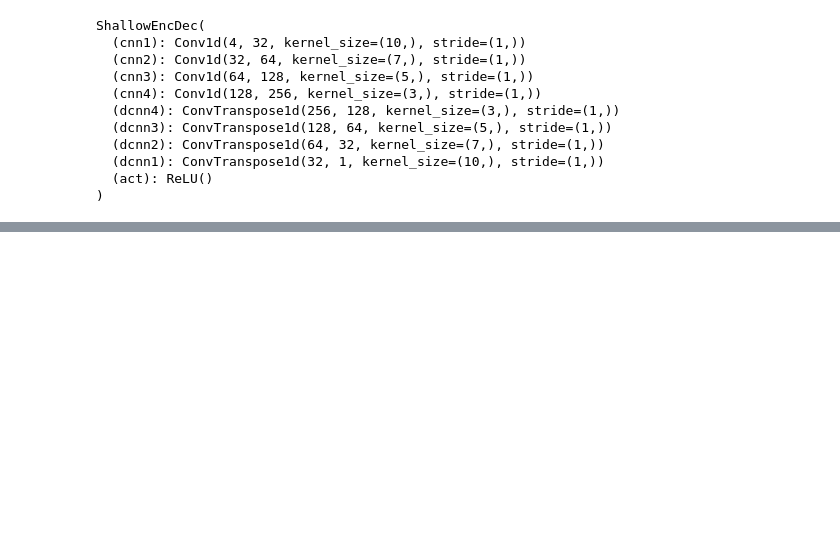
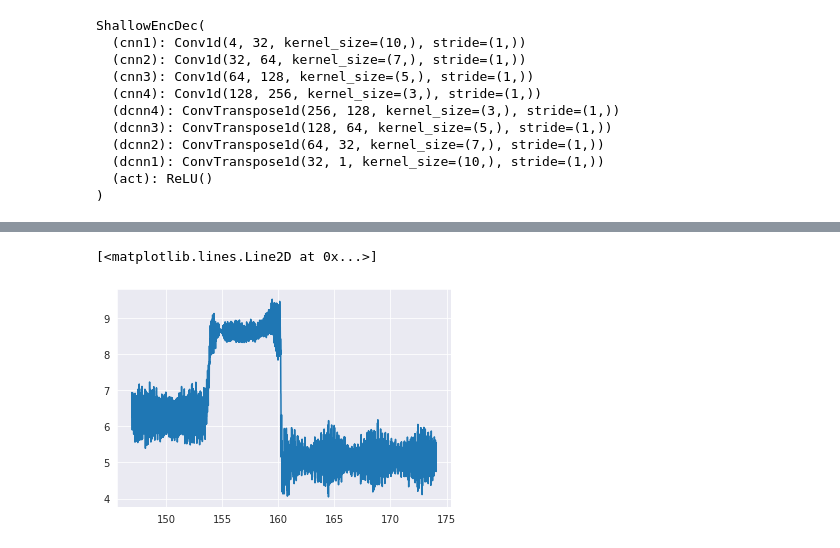
Before and after one commit to sagarverma/TemporalNeuralDenoisers, a Jupyter notebook: notebooks/real2.ipynb, the cells around one changed output, grey strips where cells are left out. Cells and saved outputs as stored; diff of their text form; code cells hidden in the pictures; blank space fills up the shorter version.

Commit message:
remove noise from the plots

```diff
--- a/notebooks/real2.ipynb
+++ b/notebooks/real2.ipynb
@@ -106,6 +106,22 @@ def compute_ee(data, speed_pred, torque_pred):
 # %%
 data1 = loadmat('../../../datasets/Data_27012021_noisy/benchmark/real2.mat')
 data2 = loadmat('../../../datasets/Data_27012021_noisy/real/OFVC4kW_LM20Hz_TorqueSteps_20190419_Data.mat')
+
+
+st1 = int(147 / 0.004)
+et1 = int(174 / 0.004)
+
+
+data2n = {}
+for k in data2.keys():
+    if '__' not in k and 'time' not in k:
+        new_quant = data2[k]
+        for x in [39907, 39908, 39917, 39918, 39930, 39931, 40130, 40131, 38256, 38257, 39184, 39183, 39184, 39183]:
+            new_quant[0, x] = new_quant[0, x-1]
+        data2n[k] = new_quant
+
+data2n['time'] = data2['time']
+data2 = data2n
 
 st = 0
 et = -1
@@ -464,3 +480,27 @@ plt.yticks(fontsize=14)
 # plt.show()
 plt.savefig('real2_trq2.pdf', dpi=500, bbox_inches='tight', pad_inches=0)
 plt.close()
+# %%
+data1 = loadmat('../../../datasets/Data_27012021_noisy/benchmark/real2.mat')
+data2 = loadmat('../../../datasets/Data_27012021_noisy/real/OFVC4kW_LM20Hz_TorqueSteps_20190419_Data.mat')
+
+st1 = int(147 / 0.004)
+et1 = int(174 / 0.004)
+
+
+data2n = {}
+for k in data2.keys():
+    if '__' not in k and 'time' not in k:
+        new_quant = data2[k]
+        for x in [39907, 39908, 39917, 39918, 39930, 39931, 40130, 40131, 38256, 38257, 39184, 39183, 39184, 39183]:
+            new_quant[0, x] = new_quant[0, x-1]
+        data2n[k] = new_quant
+
+data2n['time'] = data2['time']
+data2 = data2n
+
+
+plt.plot(data2n['time'][0, st1-190:et1-190], data2n['noisy_current_d'][0, st1-190:et1-190])
+# %% [output]
+[<matplotlib.lines.Line2D at 0x...>]
+[figure, added]
```
Also changed, not shown: parts of 2 cells of this notebook, 18 other files.
